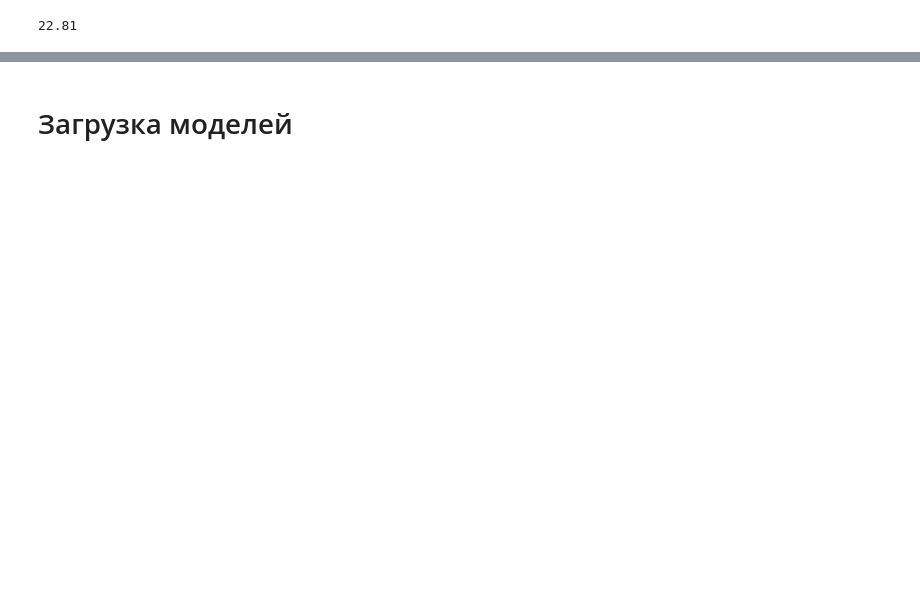
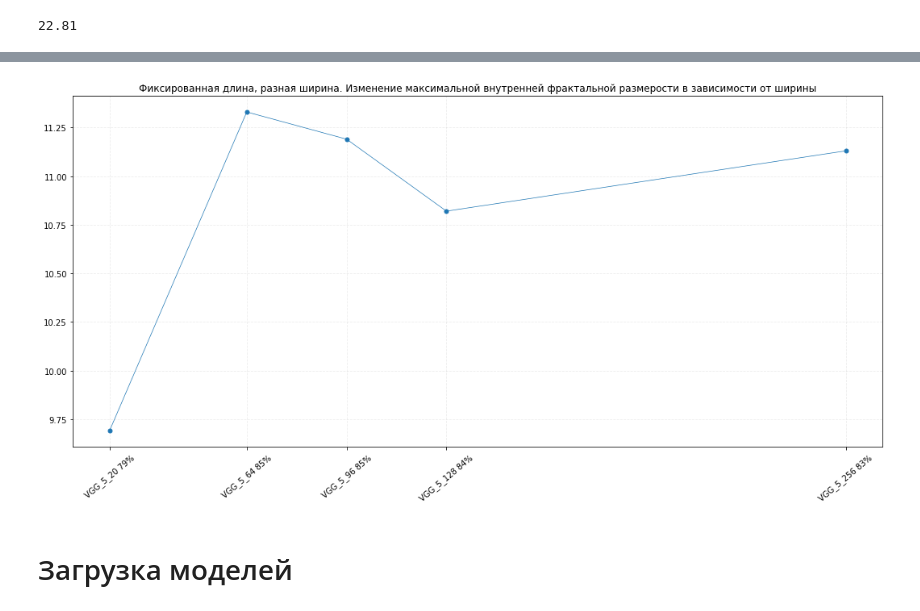
Before and after one commit to Germandev55/Topology_and_Geometry-for-Deep-Learning, a Jupyter notebook: ID_estimation.ipynb, the cells around one changed output, grey strips where cells are left out. Saved outputs shown, nothing was run; the diff lists cells and outputs as text; code cells hidden in the pictures; blank space fills up the shorter version.

```diff
--- a/ID_estimation.ipynb
+++ b/ID_estimation.ipynb
@@ -313,15 +773,17 @@ plt.show()
 # %%
 n = 3
-ID_layer = [id_l[n] for id_l in ID_Resnet_diff_width ]
-ID_max = [max(id_l[1:]) for id_l in PHdim_Resnet_diff_width]
-depths = [20,32,64,96,128,256,352,412,512]
+ID_layer = [id_l[n] for id_l in PHdim_models_diff_width]
+ID_max = [max(id_l[1:]) for id_l in PHdim_models_diff_width]
+depths = [20,64,96,128,256]
 fig, ax = plt.subplots(figsize=(18, 8))
 plt.plot(depths, ID_max, 'o-',  linewidth=0.7, markersize=5, label='depth vs id' )
 ax.grid(which='major', color='#CCCCCC', linestyle='--', alpha=0.35)
-ax.set_xticklabels(Resnet_diff_width_names,rotation=40)
-plt.xticks([20,32,64,96,128,256,352,412,512])
+ax.set_xticklabels(VGG_diff_width_names,rotation=40)
+plt.xticks(depths)
 plt.title('Фиксированная длина, разная ширина. Изменение максимальной внутренней фрактальной размерости в зависимости от ширины')
 plt.show()
+# %% [output]
+[figure, added]
 # %% [markdown]
 # Загрузка моделей
 # %%
```
Also changed, not shown: parts of 60 cells of this notebook.
